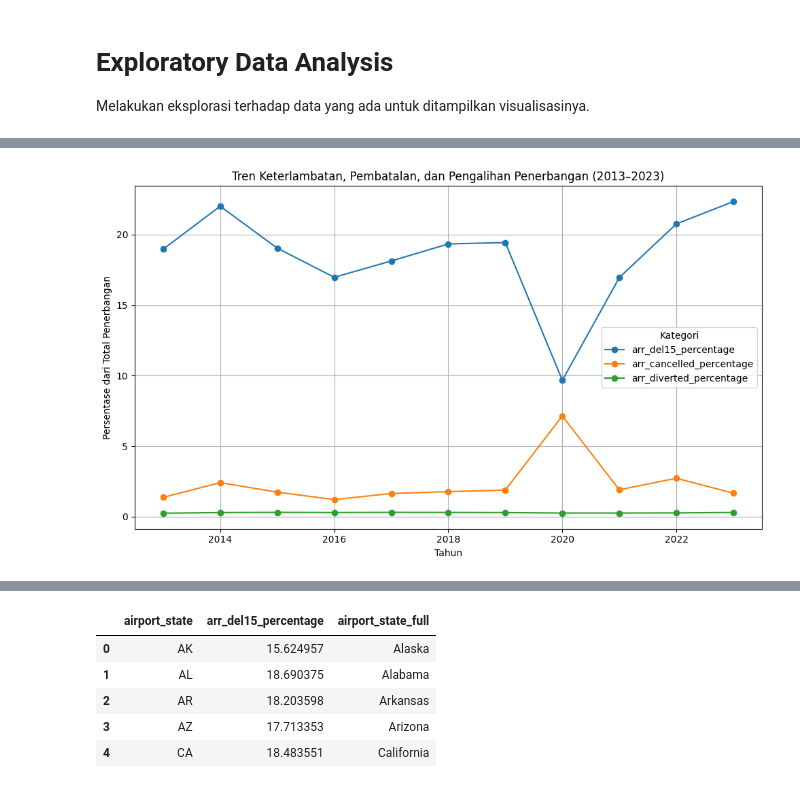
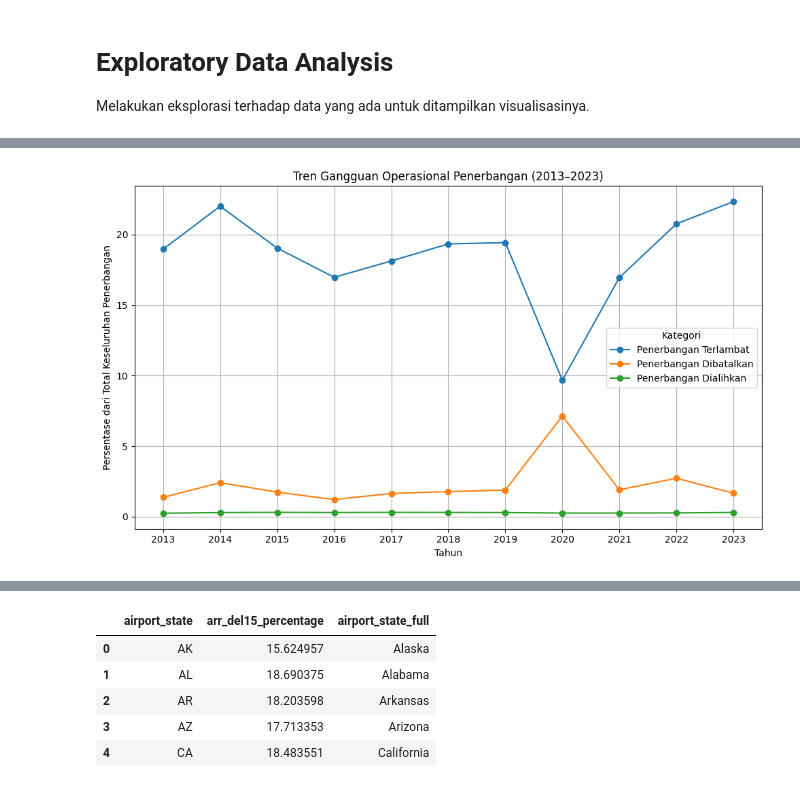
Before and after one commit to jasonrivalino/IF4061_StaticData_USAirlineDelay, a Jupyter notebook: airline_data_EDA.ipynb, the cells around one changed output, grey strips where cells are left out. Drawn from its saved outputs; the diff is of its cells as text; code cells hidden in the pictures.

```diff
--- a/airline_data_EDA.ipynb
+++ b/airline_data_EDA.ipynb
@@ -182,13 +202,32 @@ plt.show()
 # %%
+# Melakukan grouping data berdasarkan tahun dan menghitung rata-rata untuk setiap kategori gangguan operasional
 summary = airline_data.groupby("year")[["arr_del15_percentage", "arr_cancelled_percentage", "arr_diverted_percentage"]].mean()
 
-summary.plot(figsize=(10, 6), marker='o')
-plt.title("Tren Keterlambatan, Pembatalan, dan Pengalihan Penerbangan (2013–2023)")
-plt.ylabel("Persentase dari Total Penerbangan")
+# Mengubah nama kolom untuk memudahkan pemahaman
+summary.rename(columns={
+    "arr_del15_percentage": "Penerbangan Terlambat",
+    "arr_cancelled_percentage": "Penerbangan Dibatalkan",
+    "arr_diverted_percentage": "Penerbangan Dialihkan"
+}, inplace=True)
+
+# Plot
+ax = summary.plot(figsize=(10, 6), marker='o')
+plt.title("Tren Gangguan Operasional Penerbangan (2013–2023)")
+plt.ylabel("Persentase dari Total Keseluruhan Penerbangan")
 plt.xlabel("Tahun")
 plt.legend(title="Kategori")
 plt.grid(True)
+
+# Menampilkan semua tahun di sumbu-x
+years = list(range(2013, 2024))
+plt.xticks(ticks=years)
+
+# Menambahkan label persentase di atas setiap titik data (Opsional)
+# for col in summary.columns:
+#     for x, y in zip(summary.index, summary[col]):
+#         ax.text(x, y + 0.1, f"{y:.1f}%", ha='center', fontsize=8)
+
 plt.tight_layout()
 plt.show()
 # %% [output]
-[figure, old version]
+[figure, new version]
```
Also changed, not shown: parts of 32 cells of this notebook.
